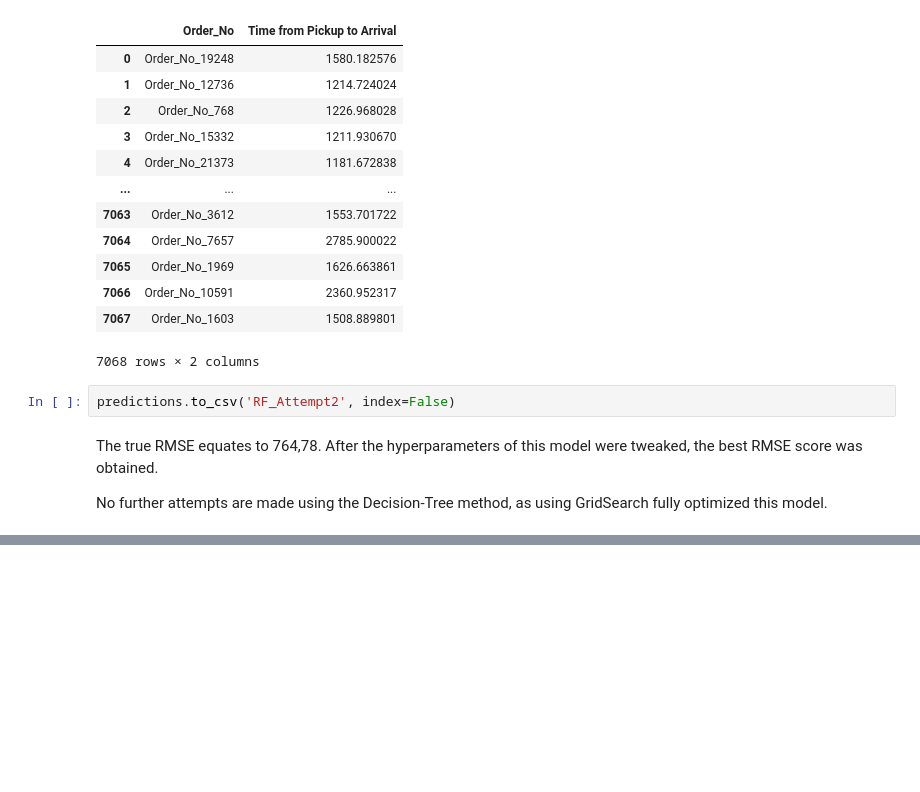
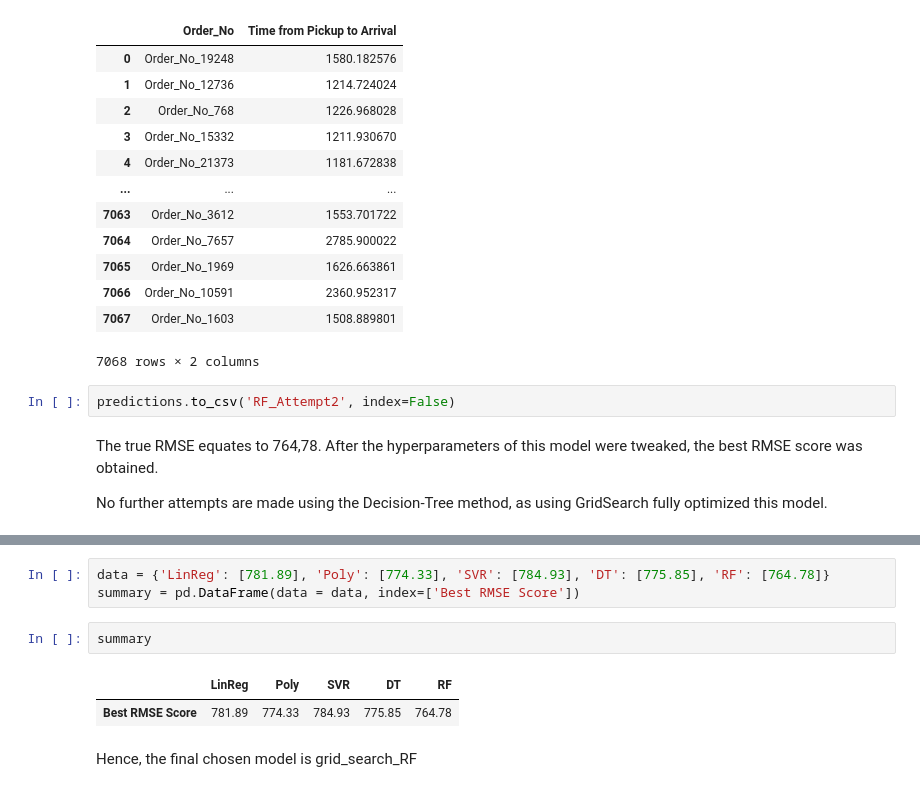
Before and after one commit to MilkShaikh3/Predict_Regression, a Jupyter notebook: Predict_Regression.ipynb, the cells around one changed output, grey strips where cells are left out. Cells and saved outputs as stored; diff of their text form; blank space fills up the shorter version.

```diff
--- a/Predict_Regression.ipynb
+++ b/Predict_Regression.ipynb
@@ -1466,0 +1475,10 @@ No further attempts are made using the Decision-Tree method, as using GridSearch
+# %%
+data = {'LinReg': [781.89], 'Poly': [774.33], 'SVR': [784.93], 'DT': [775.85], 'RF': [764.78]}
+summary = pd.DataFrame(data = data, index=['Best RMSE Score'])
+# %%
+summary
+# %% [output]
+|  | LinReg | Poly | SVR | DT | RF |
+| Best RMSE Score | 781.89 | 774.33 | 784.93 | 775.85 | 764.78 |
+# %% [markdown]
+Hence, the final chosen model is grid_search_RF
```
Also changed, not shown: parts of 4 cells of this notebook.
